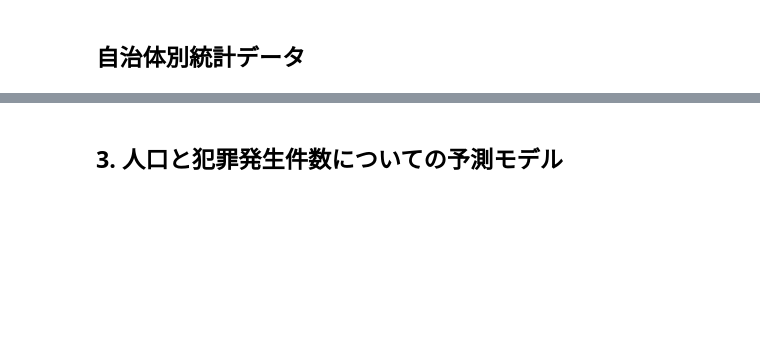
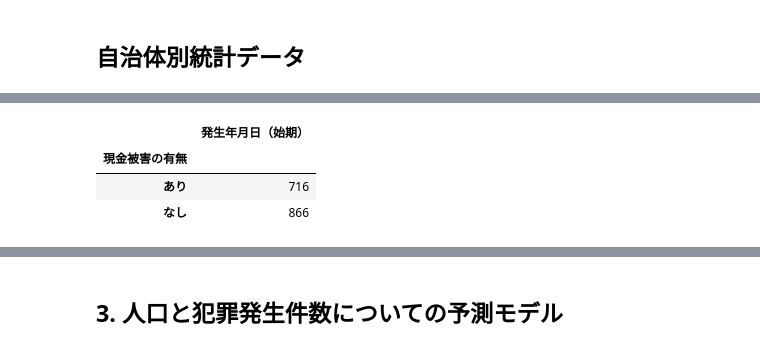
Before and after one commit to watsontaka/crime, a Jupyter notebook: crime.ipynb, the cells around one changed output, grey strips where cells are left out. Drawn from its saved outputs; the diff is of its cells as text; code cells hidden in the pictures; blank space fills up the shorter version.

```diff
--- a/crime.ipynb
+++ b/crime.ipynb
@@ -126 +226,9 @@ plt.show()
+# %%
+#現金被害の有無
+df1.groupby(["現金被害の有無"]).count()[["発生年月日（始期）"]]
+# %% [output]
+|  | 発生年月日（始期） |
+| 現金被害の有無 |  |
+| あり | 716 |
+| なし | 866 |
 # %%
```
Also changed, not shown: parts of 43 cells of this notebook.
